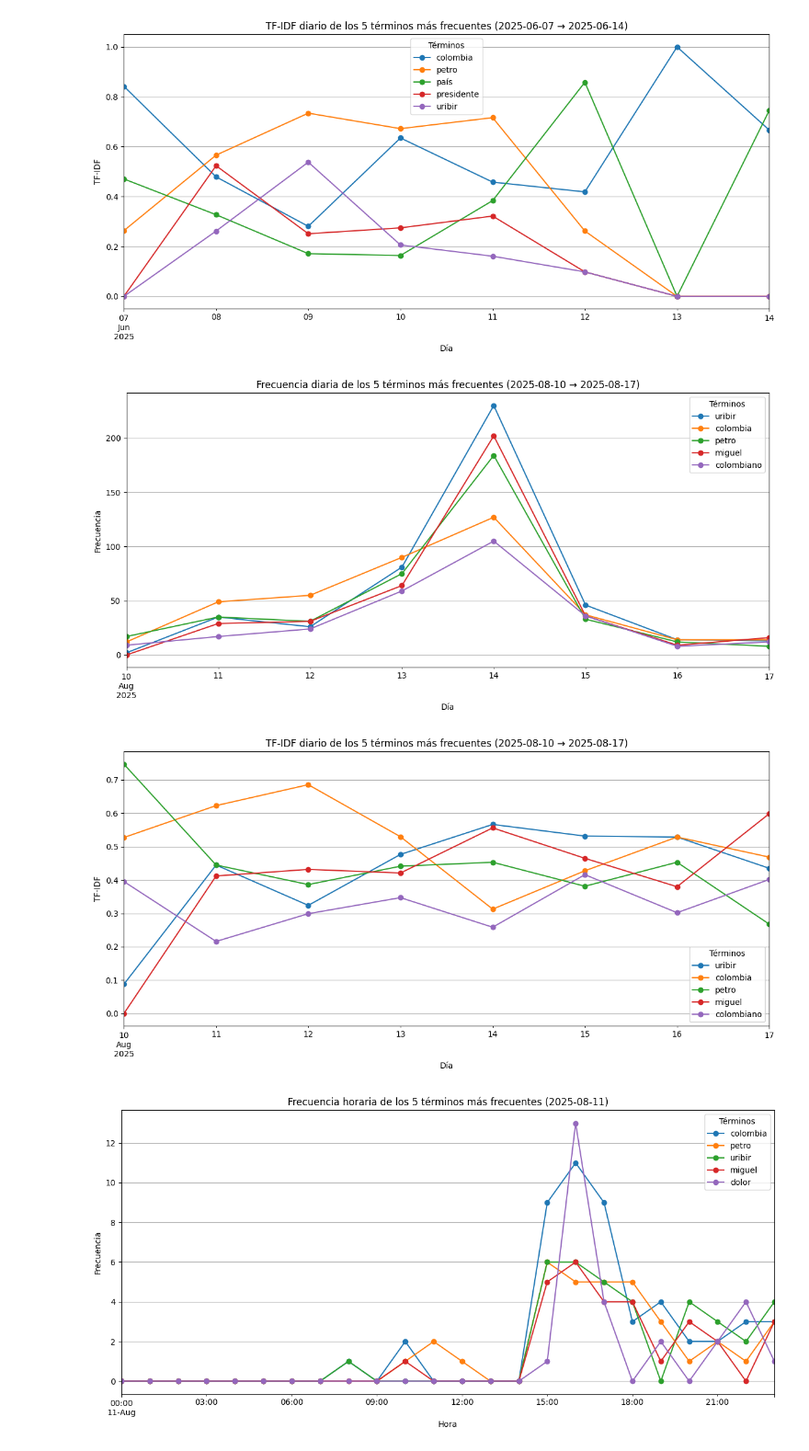
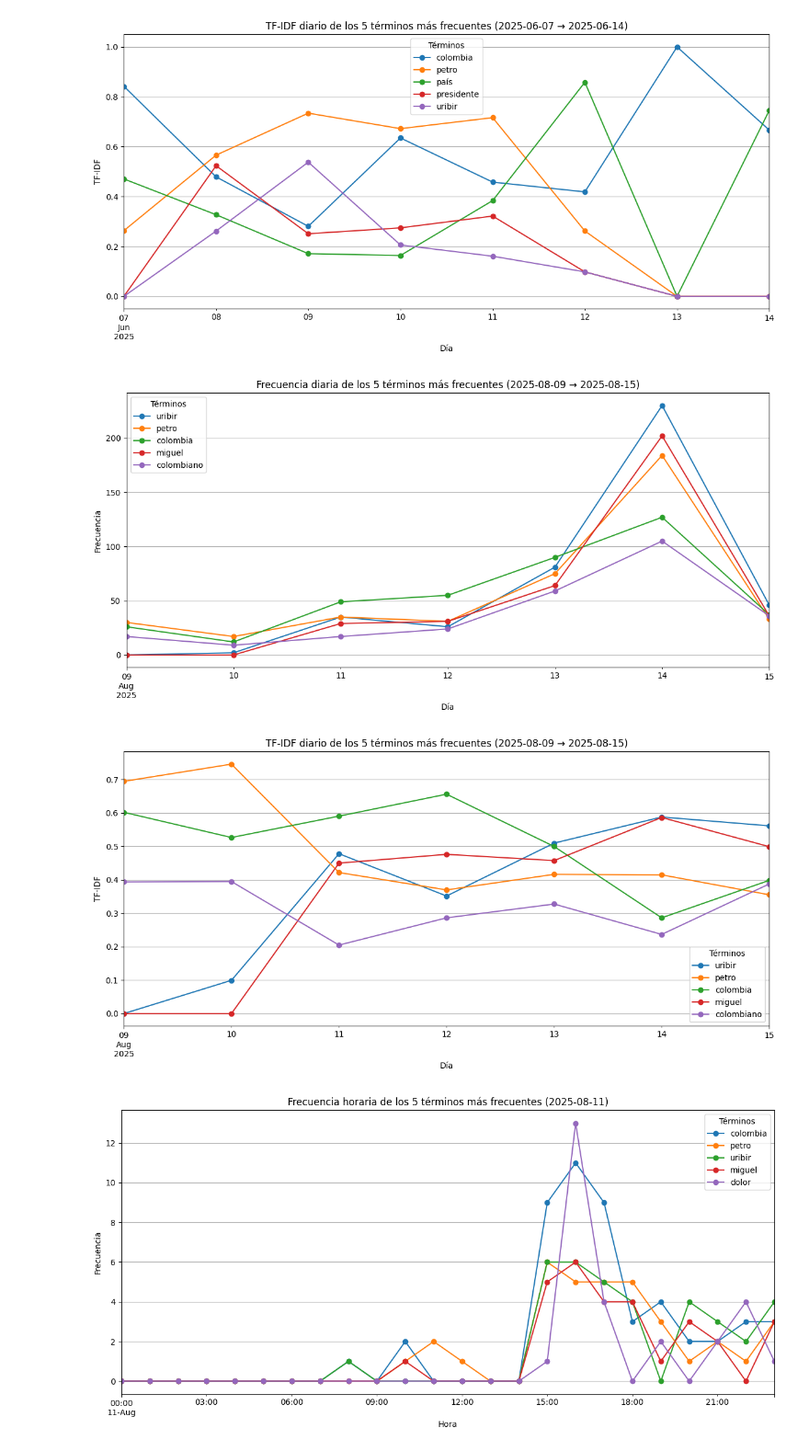
Before and after one commit to lauubetancourt/youtube-data-extraction, a Jupyter notebook: notebooks/TF-IDF.ipynb, the cells around one changed output. Shown at 92% size. Drawn from its saved outputs; the diff is of its cells as text; code cells hidden in the pictures.

```diff
--- a/notebooks/TF-IDF.ipynb
+++ b/notebooks/TF-IDF.ipynb
@@ -418,19 +400,19 @@ counts_daily, tfidf_daily = top_terms_by_days(
 [figure]
 [figure]
 # %%
-# Rango de fechas del fallecimiento de Miguel Uribe a su funeral
+# Rango de fechas del fallecimiento de Miguel Uribe a su funeral (dos días antes y dos días después)
 counts_daily, tfidf_daily = top_terms_by_days(
     df,
-    start_date="2025-08-10",
-    end_date="2025-08-17",
+    start_date="2025-08-09",
+    end_date="2025-08-15",
     top_n=5,
     stopwords=stopwords_es,
     text_col="cleaned_comment",
     datetime_col="published_at",
 )
 # %% [output]
-[figure, old version]
+[figure, new version]
-[figure, old version]
+[figure, new version]
 # %%
 def top_terms_24h(
     df: pd.DataFrame,
```
Also changed, not shown: parts of 6 cells of this notebook.
